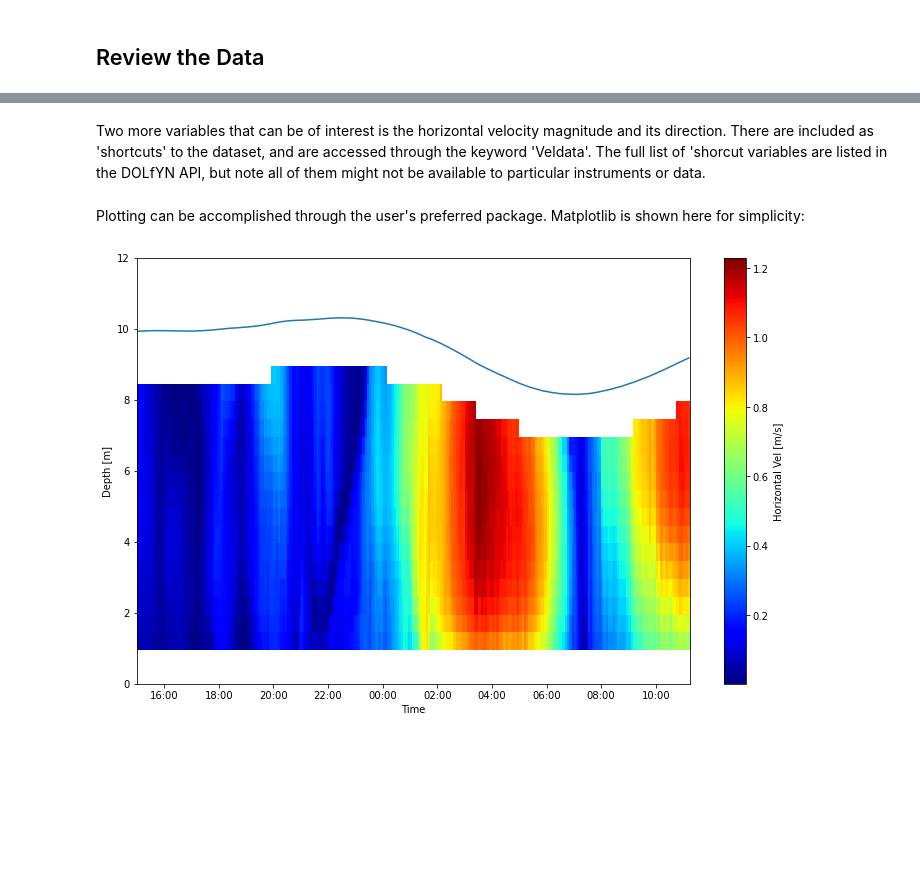
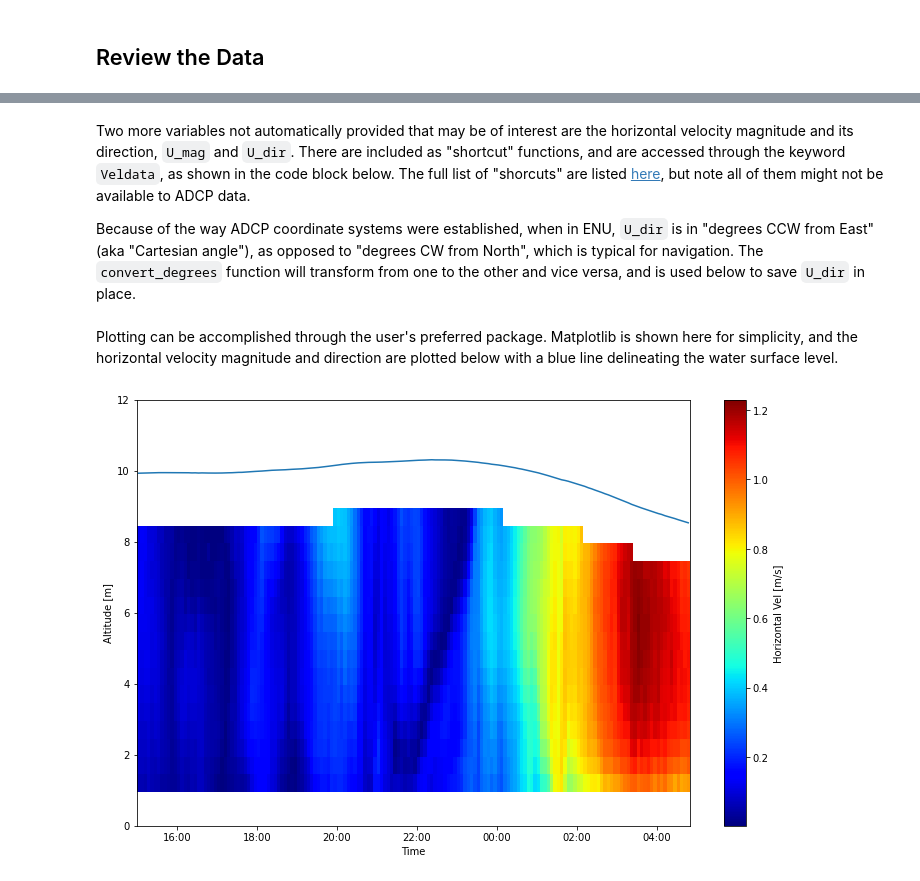
Before and after one commit to lkilcher/dolfyn, a Jupyter notebook: docs/ADCP_Example.ipynb, the cells around one changed output, grey strips where cells are left out. Cells and saved outputs as stored; diff of their text form; code cells hidden in the pictures; blank space fills up the shorter version.

Commit message:
Update example notebooks, clarification

```diff
--- a/docs/ADCP_Example.ipynb
+++ b/docs/ADCP_Example.ipynb
@@ -30,4 +36,3 @@ ADCPs record three main types of data: the measured velocity, amplitude, and cor
 # %%
-dat = dlfn.read('../dolfyn/example_data/Sig1000_tidal.ad2cp')
-dat
+dat = dlfn.read('../dolfyn/example_data/Sig1000_tidal.ad2cp', nens=5e4)
 # %% [output]
@@ -59,5 +71,3 @@ Because this is a Nortek instrument, Nortek deployment software doesn't take int
 # %%
-# Correct the range so that '0' corresponds to the seafloor
-# The ADCP transducers were measured to be 0.6 m from the feet of the tripod it was mounted on.
-dat = api.clean.set_deploy_altitude(dat, 0.6)
-dat.range
+# The ADCP transducers were measured to be 0.6 m from the feet of the lander
+dat = api.clean.set_range_offset(dat, 0.6)
@@ -129,2 +140,4 @@ dat_avg = avg_tool.do_avg(dat)
 # %% [markdown]
-Two more variables that can be of interest is the horizontal velocity magnitude and its direction. There are included as 'shortcuts' to the dataset, and are accessed through the keyword 'Veldata'. The full list of 'shorcut variables are listed in the DOLfYN API, but note all of them might not be available to particular instruments or data.
+Two more variables not automatically provided that may be of interest are the horizontal velocity magnitude and its direction, `U_mag` and `U_dir`. There are included as "shortcut" functions, and are accessed through the keyword `Veldata`, as shown in the code block below. The full list of "shorcuts" are listed [here](https://dolfyn-xarray.readthedocs.io/en/latest/apidoc/dolfyn.shortcuts.html), but note all of them might not be available to ADCP data.
+
+Because of the way ADCP coordinate systems were established, when in ENU, `U_dir` is in "degrees CCW from East" (aka "Cartesian angle"), as opposed to "degrees CW from North", which is typical for navigation. The `convert_degrees` function will transform from one to the other and vice versa, and is used below to save `U_dir` in place.
@@ -139,27 +149,28 @@ dat_avg['U_dir'].values = dlfn.tools.misc.convert_degrees(dat_avg['U_dir'].value
 # %% [markdown]
-Plotting can be accomplished through the user's preferred package. Matplotlib is shown here for simplicity:
+Plotting can be accomplished through the user's preferred package. Matplotlib is shown here for simplicity, and the horizontal velocity magnitude and direction are plotted below with a blue line delineating the water surface level.
 # %%
 %matplotlib inline
 from matplotlib import pyplot as plt
 import matplotlib.dates as dt
 
+# Convert time to a datetime format
 t = dlfn.time.epoch2date(dat_avg.time)
 
 ax = plt.figure(figsize=(12,8)).add_axes([.14, .14, .8, .74])
 # Plot the horizontal velocity magnitude
-plt.pcolormesh(t, dat_avg.range, dat_avg.Veldata.U_mag, cmap='jet', shading='nearest')
+plt.pcolormesh(t, dat_avg.range, dat_avg['U_mag'], cmap='jet', shading='nearest')
 # Plot the water surface
 ax.plot(t, dat_avg.depth)
 
-# set up time on x-axis
+# Set up time on x-axis
 ax.set_xlabel('Time')
 ax.xaxis.set_major_formatter(dt.DateFormatter('%H:%M'))
 
-ax.set_ylabel('Depth [m]')
+ax.set_ylabel('Altitude [m]')
 ax.set_ylim([0, 12]);
 plt.colorbar(label='Horizontal Vel [m/s]');
 # %% [output]
-[figure, old version]
+[figure, new version]
 # %%
 # Plot horizontal velocity direction
 ax = plt.figure(figsize=(12,8)).add_axes([.14, .14, .8, .74])
```
Also changed, not shown: parts of 26 cells of this notebook, 4 other files.
